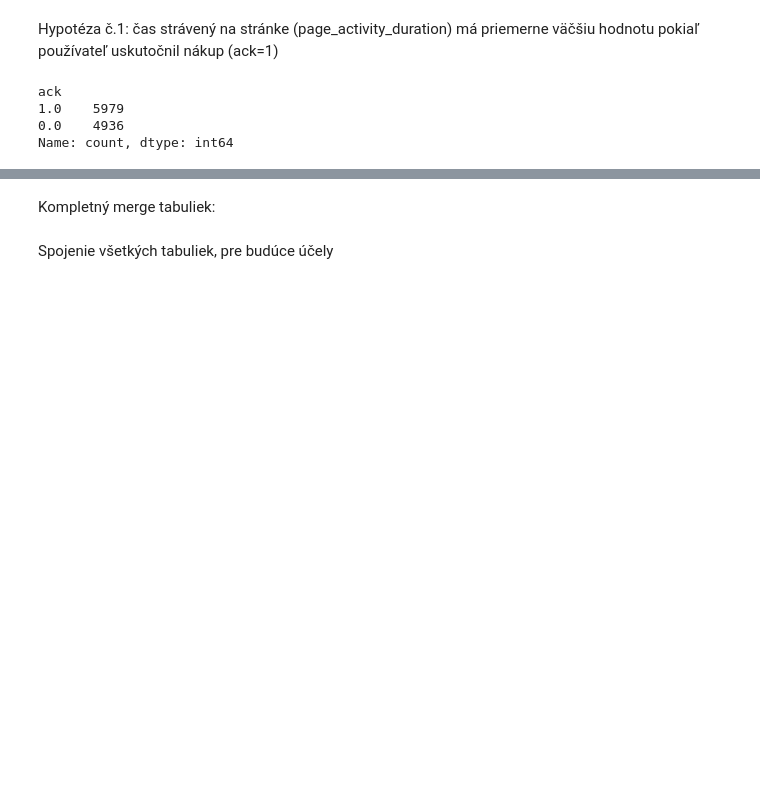
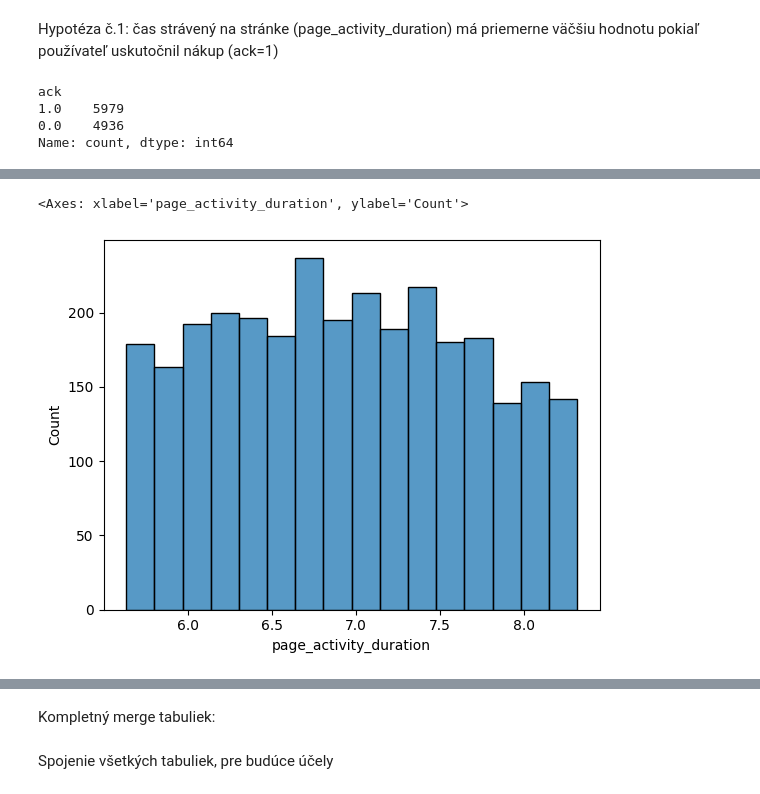
Before and after one commit to LukasLovas/IAU_Project_LL_DL, a Jupyter notebook: zadanie_1_časť.ipynb, the cells around one changed output, grey strips where cells are left out. Saved outputs shown, nothing was run; the diff lists cells and outputs as text; code cells hidden in the pictures; blank space fills up the shorter version.

```diff
--- a/zadanie_1_časť.ipynb
+++ b/zadanie_1_časť.ipynb
@@ -877,0 +893,5 @@ sns.histplot(purchased)
+# %%
+sns.histplot(not_purchased)
+# %% [output]
+<Axes: xlabel='page_activity_duration', ylabel='Count'>
+[figure, added]
```
Also changed, not shown: parts of 38 cells of this notebook.
